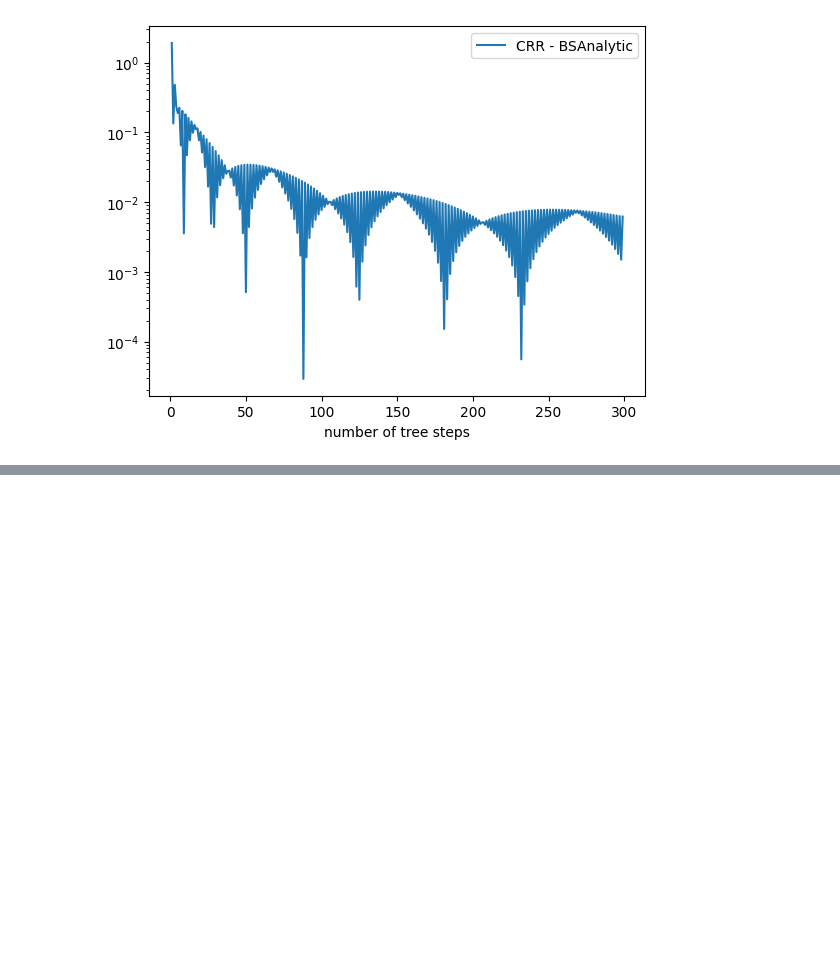
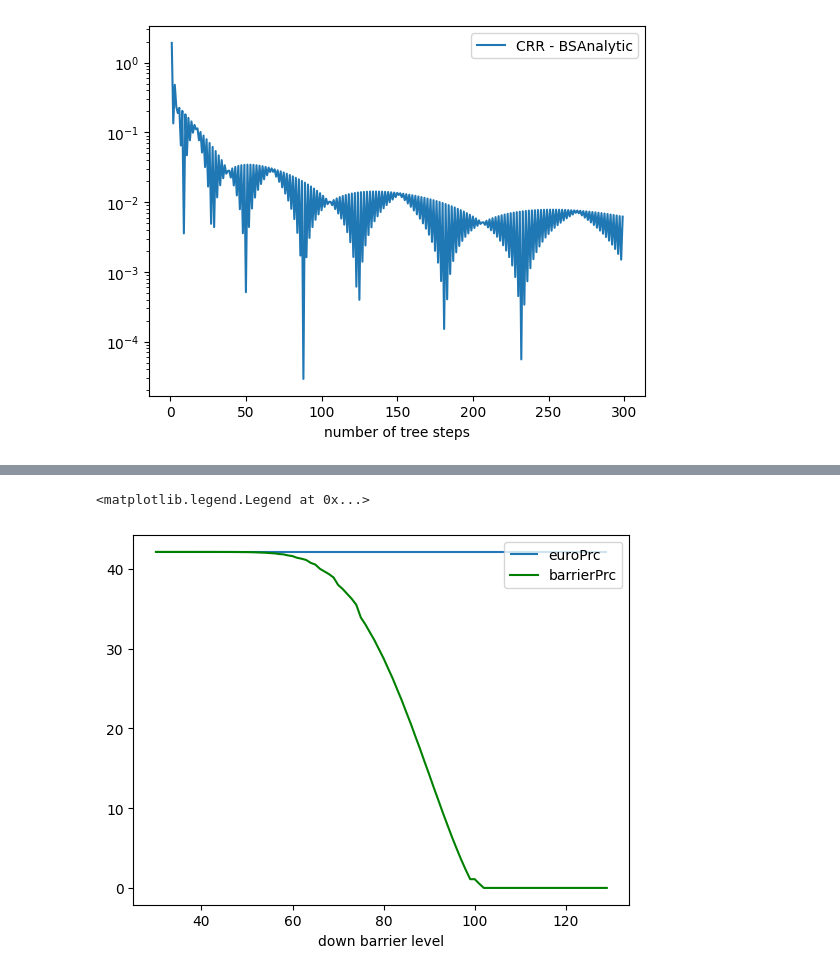
Before and after one commit to xueyuanhuang/qf607, a Jupyter notebook: session2/binomial-pratice.ipynb, the cells around one changed output, grey strips where cells are left out. Cells and saved outputs as stored; diff of their text form; code cells hidden in the pictures; blank space fills up the shorter version.

```diff
--- a/session2/binomial-pratice.ipynb
+++ b/session2/binomial-pratice.ipynb
@@ -155,0 +260,17 @@ class AmericanOption():
+# %%
+# varying down barrier
+S, r, vol, K = 100, 0.05, 0.2, 105
+eurOpt = EuropeanOption(1, k, PayoffType.Put)
+euroPrc = crrBinomialG(S, r, vol, eurOpt, 300)
+barrierPrc, ks = [], range(30, 130)
+for barrierLevel in ks:
+    prc = crrBinomialG(S, r, vol, BarrierOption(barrierStart = 0, barrierEnd = 1.0, downBarrier = barrierLevel,
+                                                upBarrier = None, underlyingOption = eurOpt), n = 300)
+    barrierPrc.append(prc)
+plt.hlines(euroPrc, ks[0], ks[-1], label = 'euroPrc')
+plt.plot(ks, barrierPrc, 'g', label='barrierPrc')
+plt.xlabel('down barrier level')
+plt.legend()
+# %% [output]
+<matplotlib.legend.Legend at 0x...>
+[figure, added]
```
Also changed, not shown: parts of 20 cells of this notebook, 1 other file.
